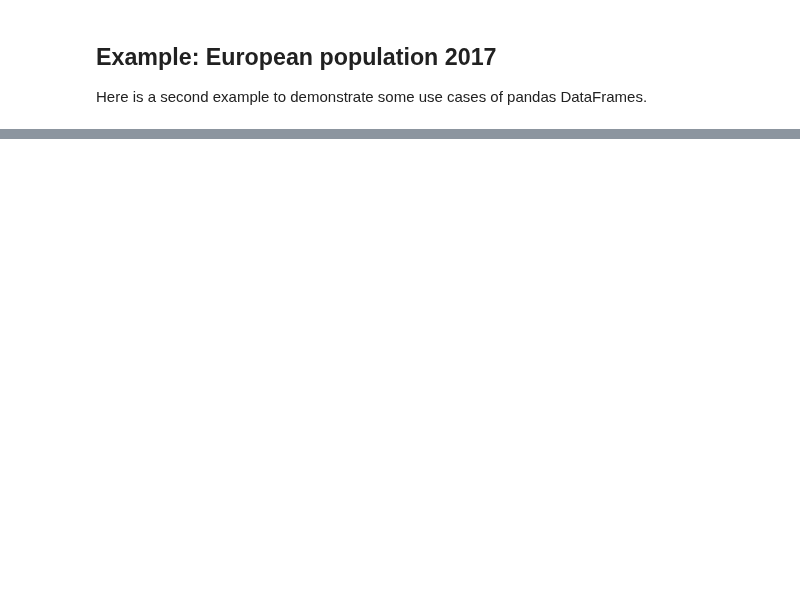
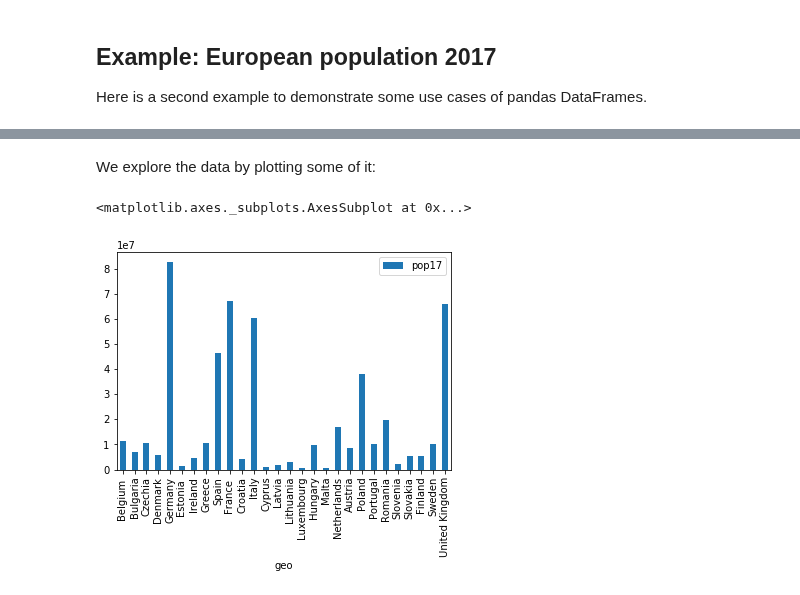
Before and after one commit to fangohr/introduction-to-python-for-computational-science-and-engineering, a Jupyter notebook: 17-pandas.ipynb, the cells around one changed output, grey strips where cells are left out. Saved outputs shown, nothing was run; the diff lists cells and outputs as text; code cells hidden in the pictures; blank space fills up the shorter version.

```diff
--- a/17-pandas.ipynb
+++ b/17-pandas.ipynb
@@ -683,0 +775,2 @@ eu-pop-2017.csv.2   100%[===================>]   1.06K  --.-KB/s    in 0s
+# %%
+df = pd.read_csv('eu-pop-2017.csv', index_col="geo")
@@ -683,0 +787,7 @@ eu-pop-2017.csv.2   100%[===================>]   1.06K  --.-KB/s    in 0s
+# %% [markdown]
+We explore the data by plotting some of it:
+# %%
+df.plot(kind='bar', y='pop17')
+# %% [output]
+<matplotlib.axes._subplots.AxesSubplot at 0x...>
+[figure, added]
```
Also changed, not shown: parts of 56 cells of this notebook.
